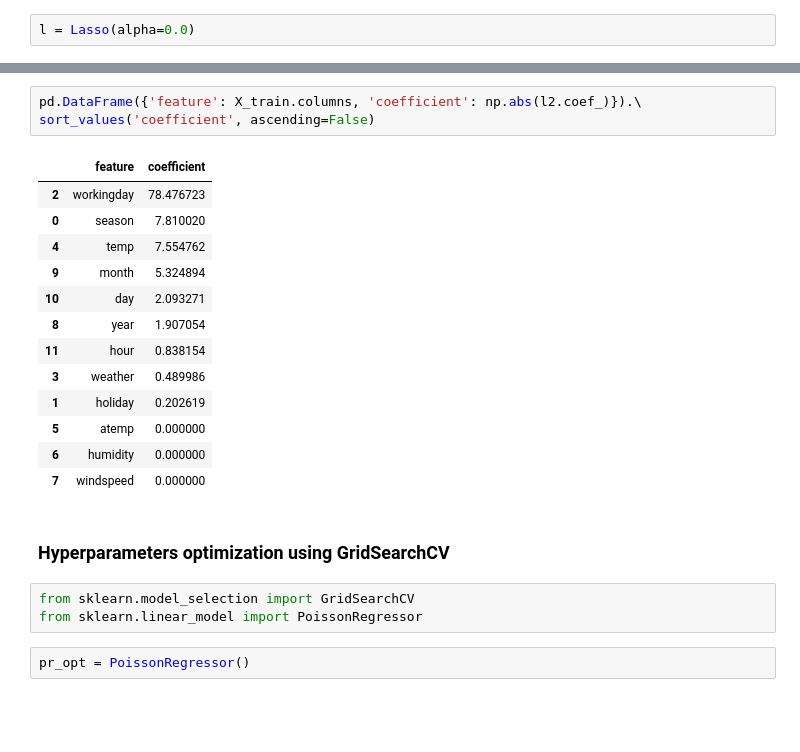
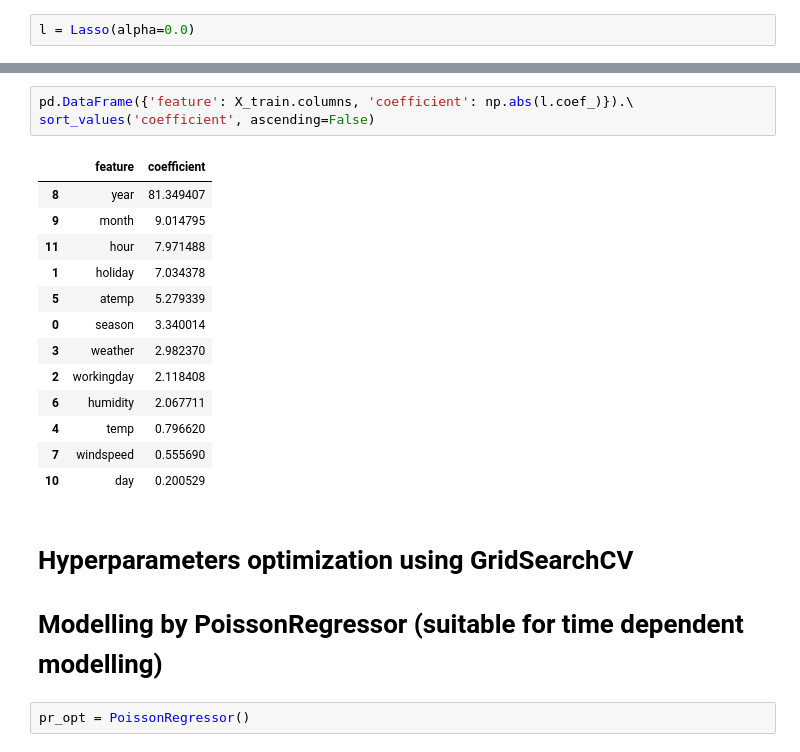
Before and after one commit to Disalo/Capital-Bikeshare, a Jupyter notebook: Capital-Bikeshare.ipynb, the cells around one changed output, grey strips where cells are left out. Drawn from its saved outputs; the diff is of its cells as text; blank space fills up the shorter version.

```diff
--- a/Capital-Bikeshare.ipynb
+++ b/Capital-Bikeshare.ipynb
@@ -141,25 +144,23 @@ Lasso()
 # %%
-pd.DataFrame({'feature': X_train.columns, 'coefficient': np.abs(l2.coef_)}).\
+pd.DataFrame({'feature': X_train.columns, 'coefficient': np.abs(l.coef_)}).\
 sort_values('coefficient', ascending=False)
 # %% [output]
 |  | feature | coefficient |
-| 2 | workingday | 78.476723 |
-| 0 | season | 7.810020 |
-| 4 | temp | 7.554762 |
-| 9 | month | 5.324894 |
-| 10 | day | 2.093271 |
-| 8 | year | 1.907054 |
-| 11 | hour | 0.838154 |
-| 3 | weather | 0.489986 |
-| 1 | holiday | 0.202619 |
-| 5 | atemp | 0.000000 |
-| 6 | humidity | 0.000000 |
-| 7 | windspeed | 0.000000 |
+| 8 | year | 81.349407 |
+| 9 | month | 9.014795 |
+| 11 | hour | 7.971488 |
+| 1 | holiday | 7.034378 |
+| 5 | atemp | 5.279339 |
+| 0 | season | 3.340014 |
+| 3 | weather | 2.982370 |
+| 2 | workingday | 2.118408 |
+| 6 | humidity | 2.067711 |
+| 4 | temp | 0.796620 |
+| 7 | windspeed | 0.555690 |
+| 10 | day | 0.200529 |
 # %% [markdown]
-### Hyperparameters optimization using GridSearchCV
+# Hyperparameters optimization using GridSearchCV
+# Modelling by PoissonRegressor (suitable for time dependent modelling)
-# %%
-from sklearn.model_selection import GridSearchCV
-from sklearn.linear_model import PoissonRegressor
 # %%
 pr_opt = PoissonRegressor()
 # %%
```
Also changed, not shown: parts of 15 cells of this notebook.
